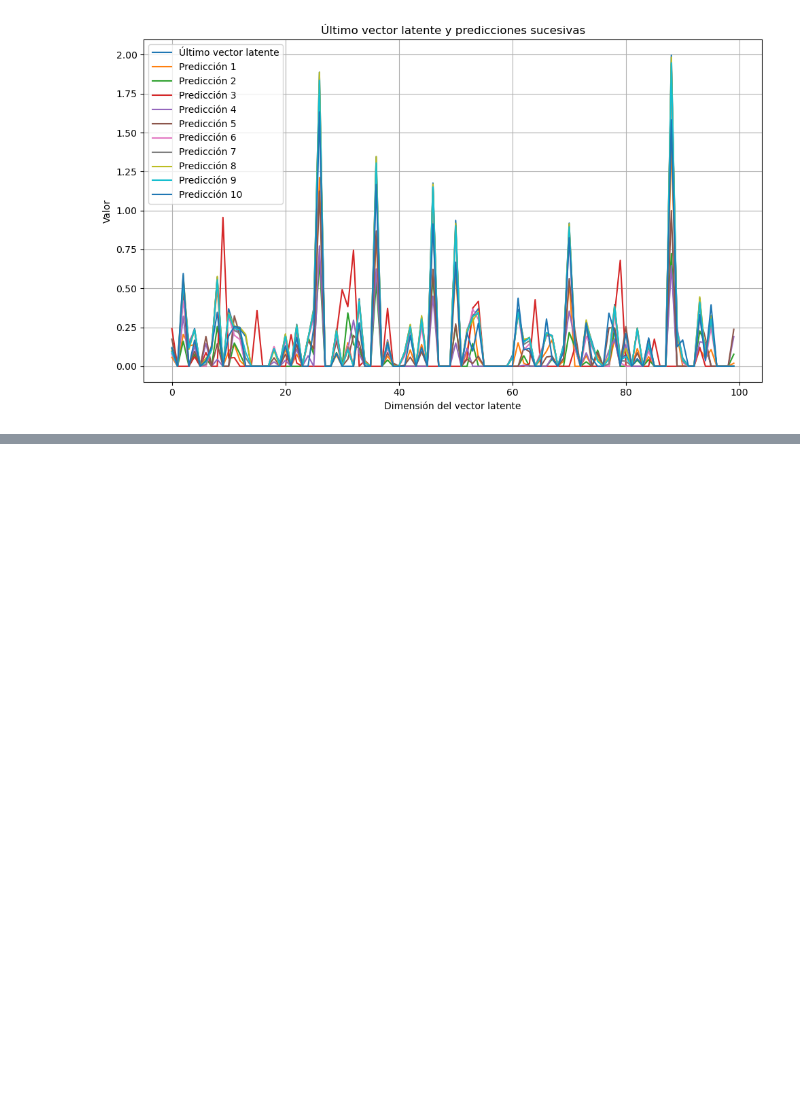
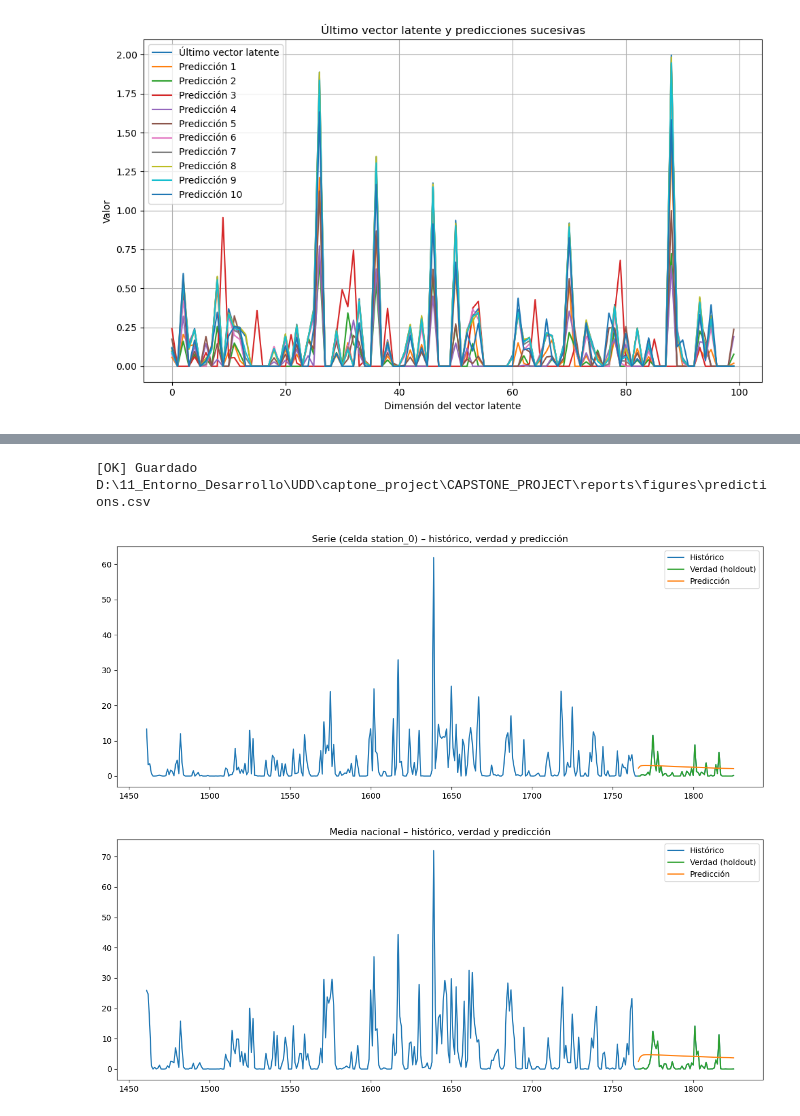
Before and after one commit to Godoca2/Pronostico-Hibrido-Espacio-Temporal-de-Precipitaciones-en-Chile, a Jupyter notebook: notebooks/02_DL_DMD_Forecast.ipynb, the cells around one changed output, grey strips where cells are left out. Cells and saved outputs as stored; diff of their text form; code cells hidden in the pictures; blank space fills up the shorter version.

```diff
--- a/notebooks/02_DL_DMD_Forecast.ipynb
+++ b/notebooks/02_DL_DMD_Forecast.ipynb
@@ -262,0 +318,15 @@ plt.show()
+# %%
+# == Preparación: split y escala ==
+from sklearn.preprocessing import MinMaxScaler
+
+# Horizonte de pronóstico y split
+forecast_horizon = 60  # días a pronosticar
+n_samples, n_features = X.shape
+n_train = max(n_samples - forecast_horizon, int(0.8*n_samples))
+X_train = X[:n_train]
+X_all = X
+
+scaler = MinMaxScaler()
+X_train_scaled = scaler.fit_transform(X_train)
+X_scaled = scaler.transform(X_all)
+print(f"Train {X_train.shape}, All {X_all.shape}, features={n_features}")
@@ -262,0 +421,63 @@ plt.show()
+# %%
+# == Guardado y visualización de resultados ==
+from pathlib import Path
+import matplotlib.pyplot as plt
+import numpy as np
+
+OUT_DIR = Path('../reports/figures').resolve()
+OUT_DIR.mkdir(parents=True, exist_ok=True)
+
+# Guardar CSV de predicciones (todas las columnas)
+pred_csv = OUT_DIR / 'predictions.csv'
+pred_df.to_csv(pred_csv)
+print(f"[OK] Guardado {pred_csv}")
+
+# Verdadero holdout (alineado)
+true_df = X_df.iloc[n_train:n_train + len(pred_df)]
+
+# Graficar una celda y la media nacional con verdad vs. predicción
+col0 = X_df.columns[0]
+hist_len = 365 if X_df.shape[0] > 365 else X_df.shape[0]
+plt.figure(figsize=(12,5))
+if isinstance(dates, pd.DatetimeIndex):
+    plt.plot(X_df.index[-hist_len:], X_df[col0].values[-hist_len:], label='Histórico', color='C0')
+    plt.plot(true_df.index, true_df[col0].values, label='Verdad (holdout)', color='C2')
+    plt.plot(pred_df.index, pred_df[col0].values, label='Predicción', color='C1')
+else:
+    idx_hist = np.arange(X_df.shape[0]-hist_len, X_df.shape[0])
+    idx_true = np.arange(n_train, n_train + len(pred_df))
+    idx_pred = idx_true
+    plt.plot(idx_hist, X_df[col0].values[-hist_len:], label='Histórico', color='C0')
+    plt.plot(idx_true, true_df[col0].values, label='Verdad (holdout)', color='C2')
+    plt.plot(idx_pred, pred_df[col0].values, label='Predicción', color='C1')
+plt.title(f'Serie (celda {col0}) – histórico, verdad y predicción')
+plt.legend()
+plt.tight_layout()
+plt.savefig(OUT_DIR / 'forecast_example_cell.png', dpi=150)
+plt.show()
+
+# Media nacional
+hist_mean = X_df.mean(axis=1)
+true_mean = true_df.mean(axis=1)
+pred_mean = pred_df.mean(axis=1)
+plt.figure(figsize=(12,5))
+if isinstance(dates, pd.DatetimeIndex):
+    plt.plot(hist_mean.index[-hist_len:], hist_mean.values[-hist_len:], label='Histórico', color='C0')
+    plt.plot(true_mean.index, true_mean.values, label='Verdad (holdout)', color='C2')
+    plt.plot(pred_mean.index, pred_mean.values, label='Predicción', color='C1')
+else:
+    idx_hist = np.arange(len(hist_mean)-hist_len, len(hist_mean))
+    idx_true = np.arange(n_train, n_train + len(pred_mean))
+    idx_pred = idx_true
+    plt.plot(idx_hist, hist_mean.values[-hist_len:], label='Histórico', color='C0')
+    plt.plot(idx_true, true_mean.values, label='Verdad (holdout)', color='C2')
+    plt.plot(idx_pred, pred_mean.values, label='Predicción', color='C1')
+plt.title('Media nacional – histórico, verdad y predicción')
+plt.legend()
+plt.tight_layout()
+plt.savefig(OUT_DIR / 'forecast_mean.png', dpi=150)
+plt.show()
+# %% [output]
+[OK] Guardado D:\11_Entorno_Desarrollo\UDD\captone_project\CAPSTONE_PROJECT\reports\figures\predictions.csv
+[figure, added]
+[figure, added]
```
Also changed, not shown: parts of 7 cells of this notebook, 10 other files.
